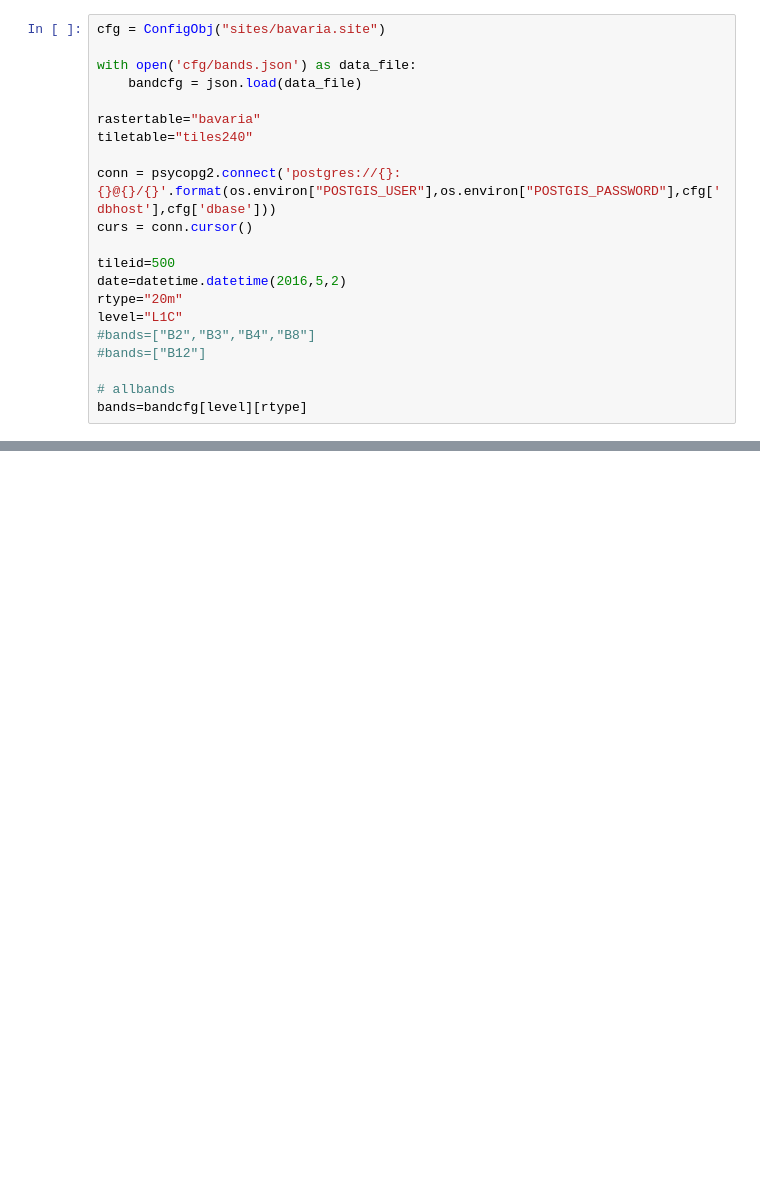
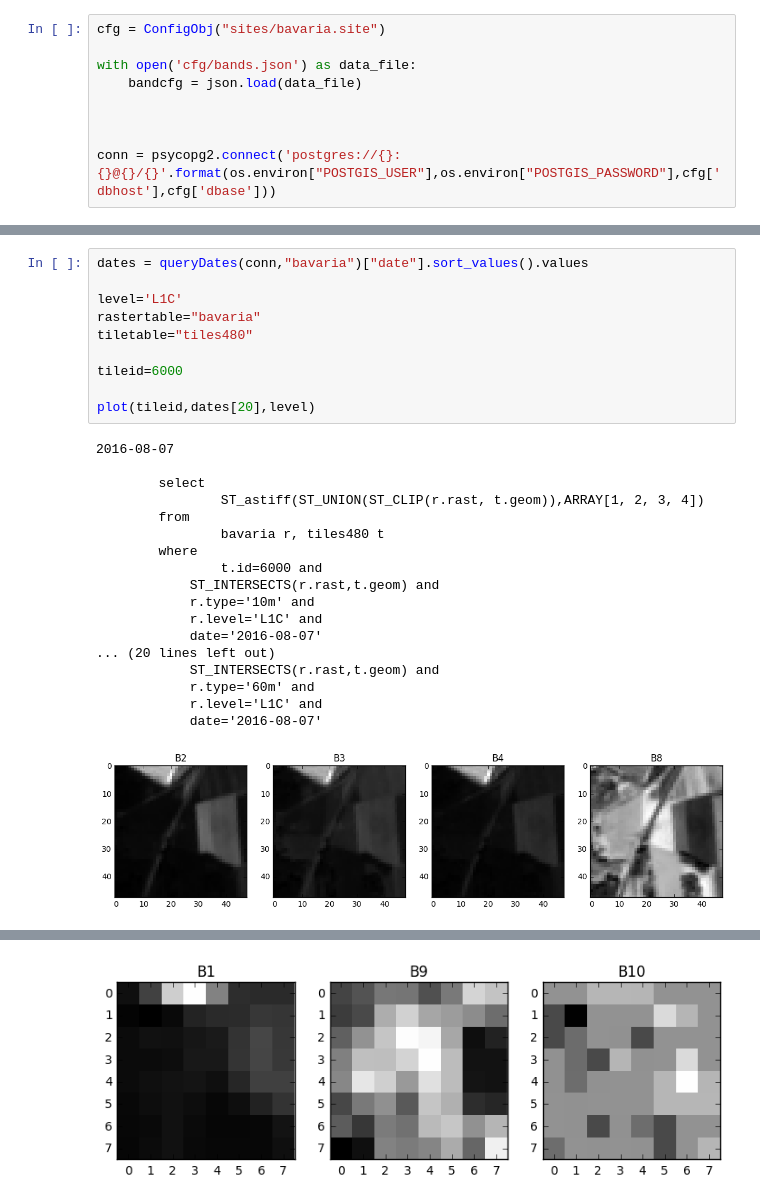
Before and after one commit to MarcCoru/S2preprocessing, a Jupyter notebook: dbviz.ipynb, the cells around one changed output, grey strips where cells are left out. Saved outputs shown, nothing was run; the diff lists cells and outputs as text; blank space fills up the shorter version.

```diff
--- a/dbviz.ipynb
+++ b/dbviz.ipynb
@@ -16,18 +26,6 @@ cfg = ConfigObj("sites/bavaria.site")
 with open('cfg/bands.json') as data_file:
     bandcfg = json.load(data_file)
 
-rastertable="bavaria"
-tiletable="tiles240"
+
 
 conn = psycopg2.connect('postgres://{}:{}@{}/{}'.format(os.environ["POSTGIS_USER"],os.environ["POSTGIS_PASSWORD"],cfg['dbhost'],cfg['dbase']))
-curs = conn.cursor()
-
-tileid=500
-date=datetime.datetime(2016,5,2)
-rtype="20m"
-level="L1C"
-#bands=["B2","B3","B4","B8"]
-#bands=["B12"]
-
-# allbands
-bands=bandcfg[level][rtype]
@@ -72,0 +211,29 @@ def plot(tileid,date,level):
+# %%
+dates = queryDates(conn,"bavaria")["date"].sort_values().values
+
+level='L1C'
+rastertable="bavaria"
+tiletable="tiles480"
+
+tileid=6000
+
+plot(tileid,dates[20],level)
+# %% [output]
+2016-08-07
+
+        select
+                ST_astiff(ST_UNION(ST_CLIP(r.rast, t.geom)),ARRAY[1, 2, 3, 4])
+        from
+                bavaria r, tiles480 t
+        where
+                t.id=6000 and
+            ST_INTERSECTS(r.rast,t.geom) and
+            r.type='10m' and
+            r.level='L1C' and
+            date='2016-08-07'
+... (20 lines left out)
+            ST_INTERSECTS(r.rast,t.geom) and
+            r.type='60m' and
+            r.level='L1C' and
+            date='2016-08-07'
+[figure, added]
@@ -72,0 +241 @@ def plot(tileid,date,level):
+[figure, added]
```
Also changed, not shown: parts of 11 cells of this notebook.
